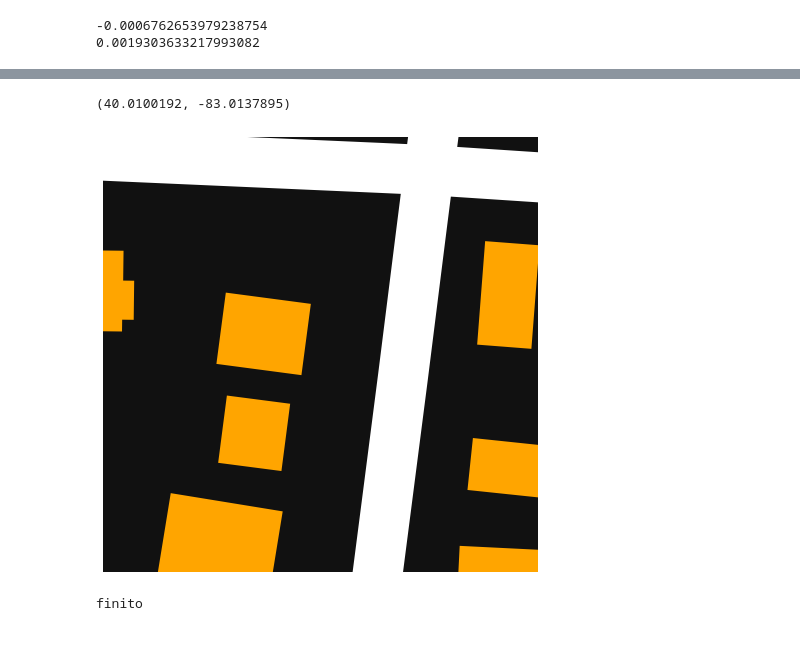
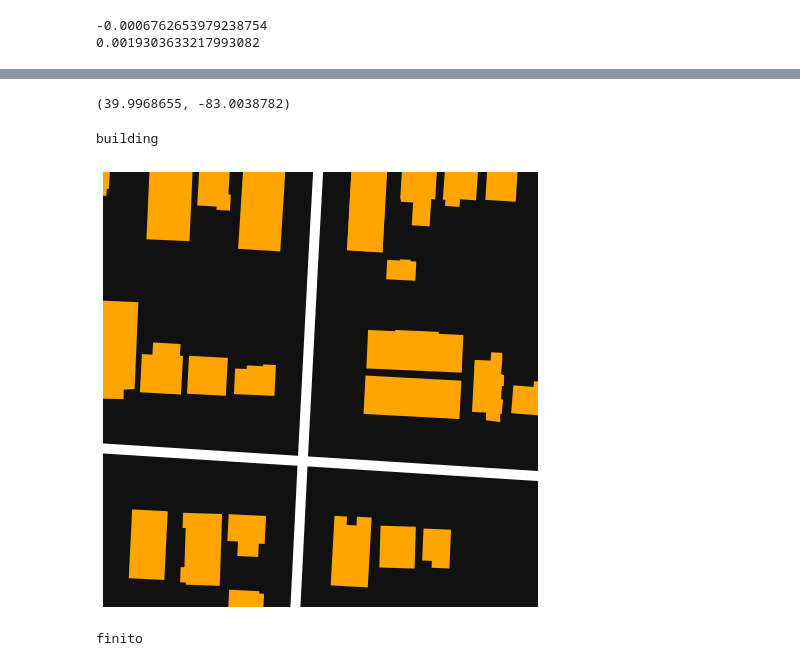
Before and after one commit to dkarakay/gm-with-osm, a Jupyter notebook: osmnx_test.ipynb, the cells around one changed output, grey strips where cells are left out. Cells and saved outputs as stored; diff of their text form; code cells hidden in the pictures.

```diff
--- a/osmnx_test.ipynb
+++ b/osmnx_test.ipynb
@@ -330,12 +350,17 @@ print(east)
+# %%
+la = 39.9968655
+lo = -83.0038782
 # %%
 point=(lat,long-0.000375)
+point=(la,lo)
 print(point)
 # %% [output]
-(40.0100192, -83.0137895)
+(39.9968655, -83.0038782)
 # %%
 place='00-ss'
 c_osm=5
-create_square_from_osm(outfile=place, c_osm=c_osm, point=point, dist=35, dpi=200, default_width=50)
+create_square_from_osm(outfile=place, c_osm=c_osm, point=point, dist=70, dpi=200, default_width=10)
 # %% [output]
+building
-[figure, old version]
+[figure, new version]
-finito
+finito
```
Also changed, not shown: parts of 8 cells of this notebook, 5 other files.
